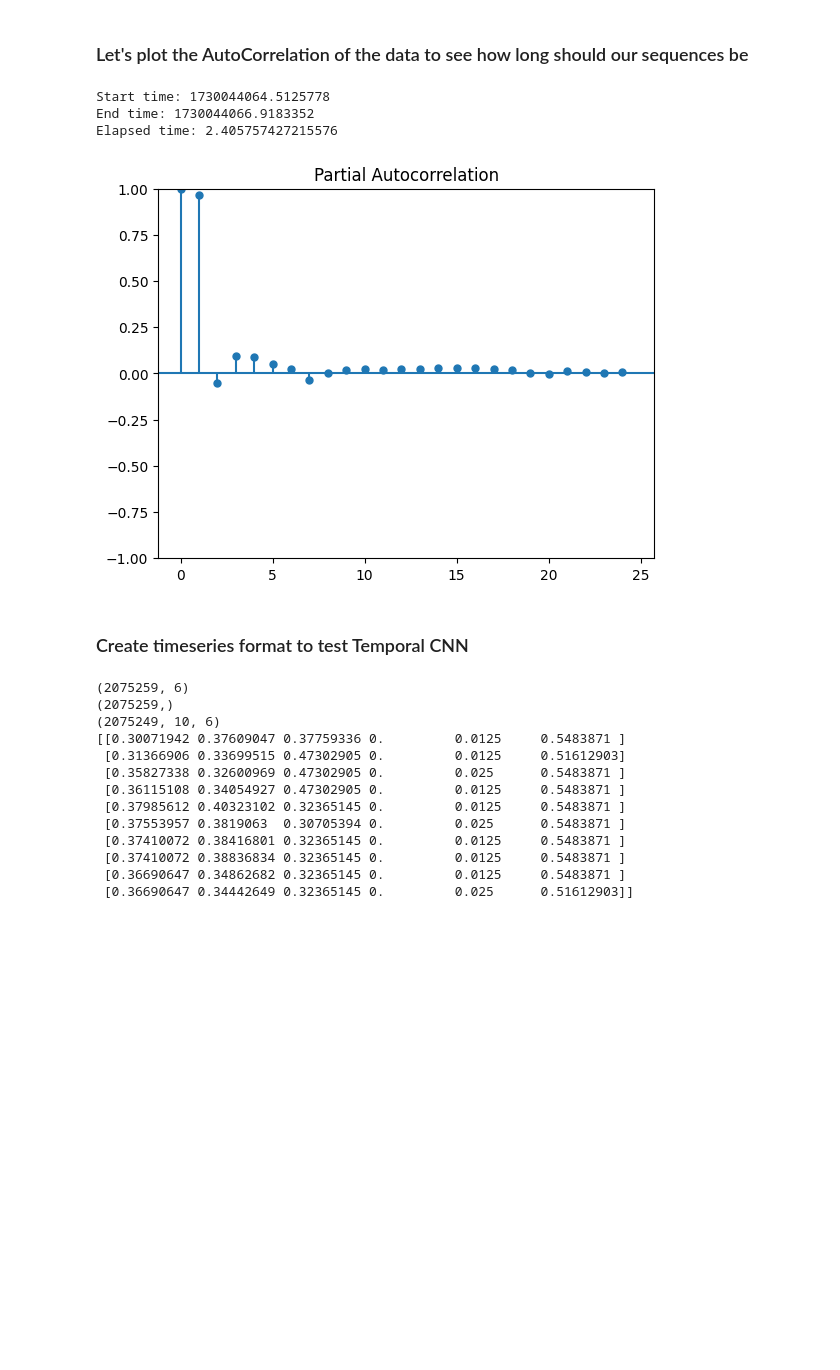
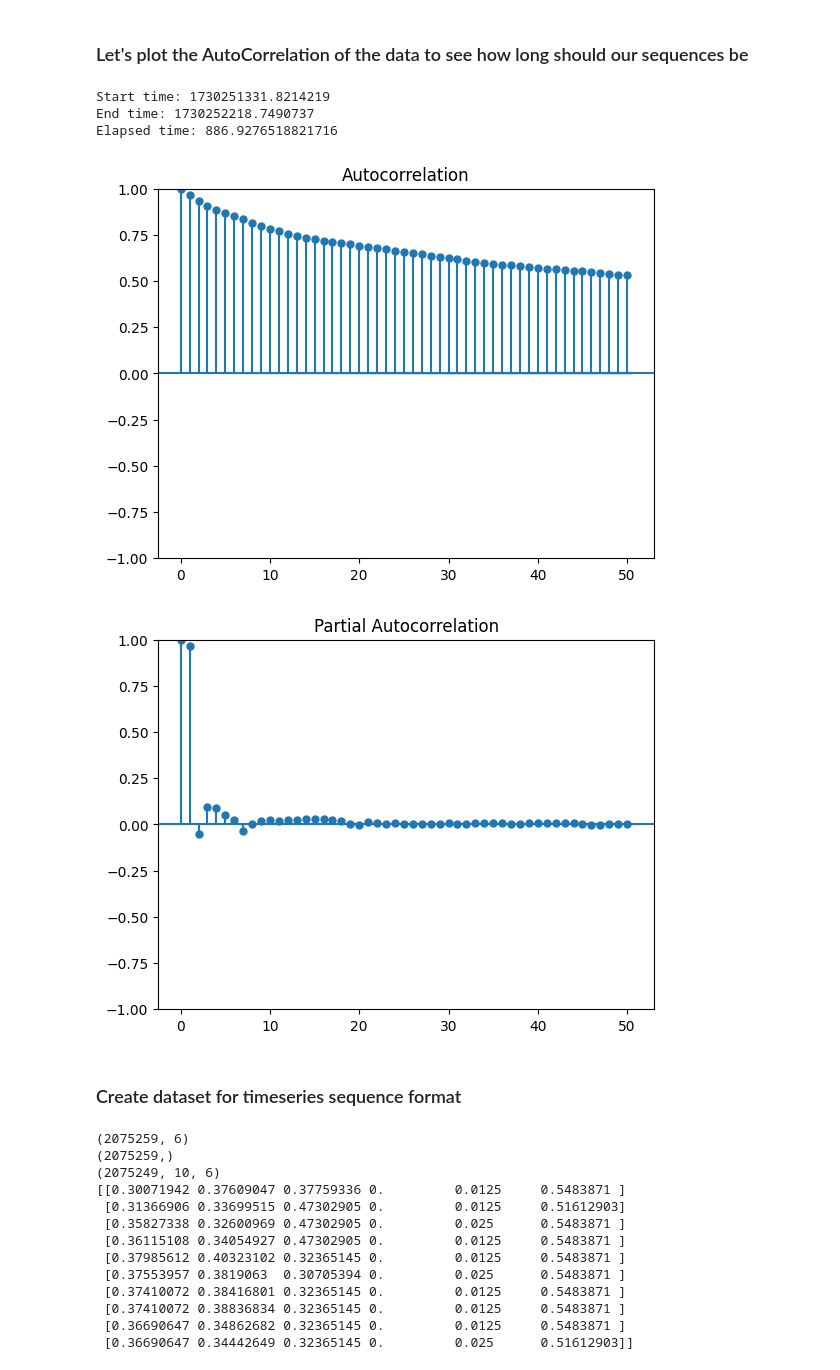
Before and after one commit to AndreyArguedas/DeepLearning, a Jupyter notebook: Documentos de Deep Learning GR 40/TC3/TP3-DL-AndreyArguedas.ipynb, the cells around one changed output. Cells and saved outputs as stored; diff of their text form; code cells hidden in the pictures; blank space fills up the shorter version.

```diff
--- a/Documentos de Deep Learning GR 40/TC3/TP3-DL-AndreyArguedas.ipynb
+++ b/Documentos de Deep Learning GR 40/TC3/TP3-DL-AndreyArguedas.ipynb
@@ -319,23 +324,25 @@ dt
 # %%
 # Autocorrelation plot
 #plot_acf(data_set_scaled_df.Global_active_power, lags=12)
 start_time = time.time()
-plot_pacf(data_set_scaled_df.Global_active_power, lags=24)
+plot_acf(data_set_scaled_df.Global_active_power, lags=50)
+plot_pacf(data_set_scaled_df.Global_active_power, lags=50)
 end_time = time.time()
 
 print("Start time:", start_time)
 print("End time:", end_time)
 print("Elapsed time:", end_time - start_time)
 
 #plt.title("Autocorrelation of the Time Series")
 #plt.show()
 # %% [output]
-Start time: 1730044064.5125778
-End time: 1730044066.9183352
-Elapsed time: 2.405757427215576
+Start time: 1730251331.8214219
+End time: 1730252218.7490737
+Elapsed time: 886.9276518821716
-[figure, old version]
+[figure, new version]
+[figure, added]
 # %% [markdown]
-### Create timeseries format to test Temporal CNN
+### Create dataset for timeseries sequence format
 # %%
 def create_sequences(data, time_steps):
     sequences = []
```
Also changed, not shown: parts of 29 cells of this notebook.
